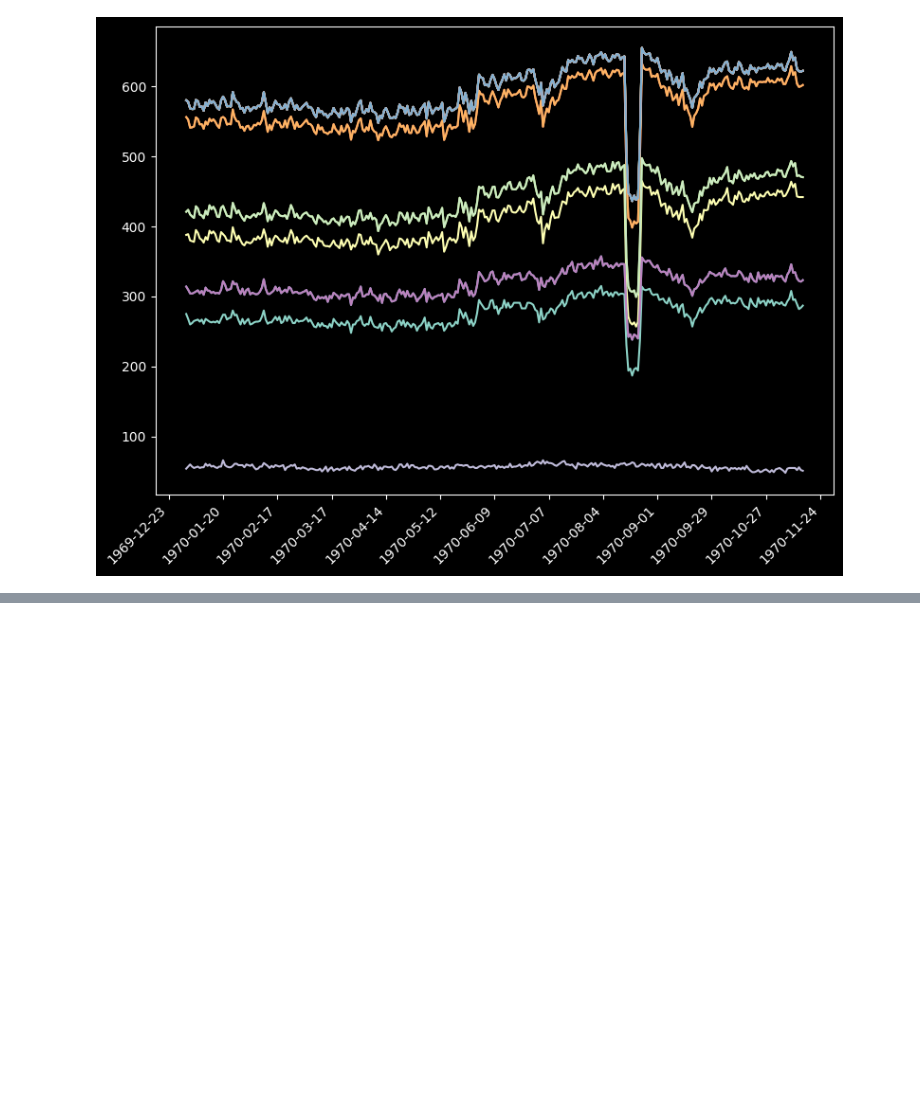
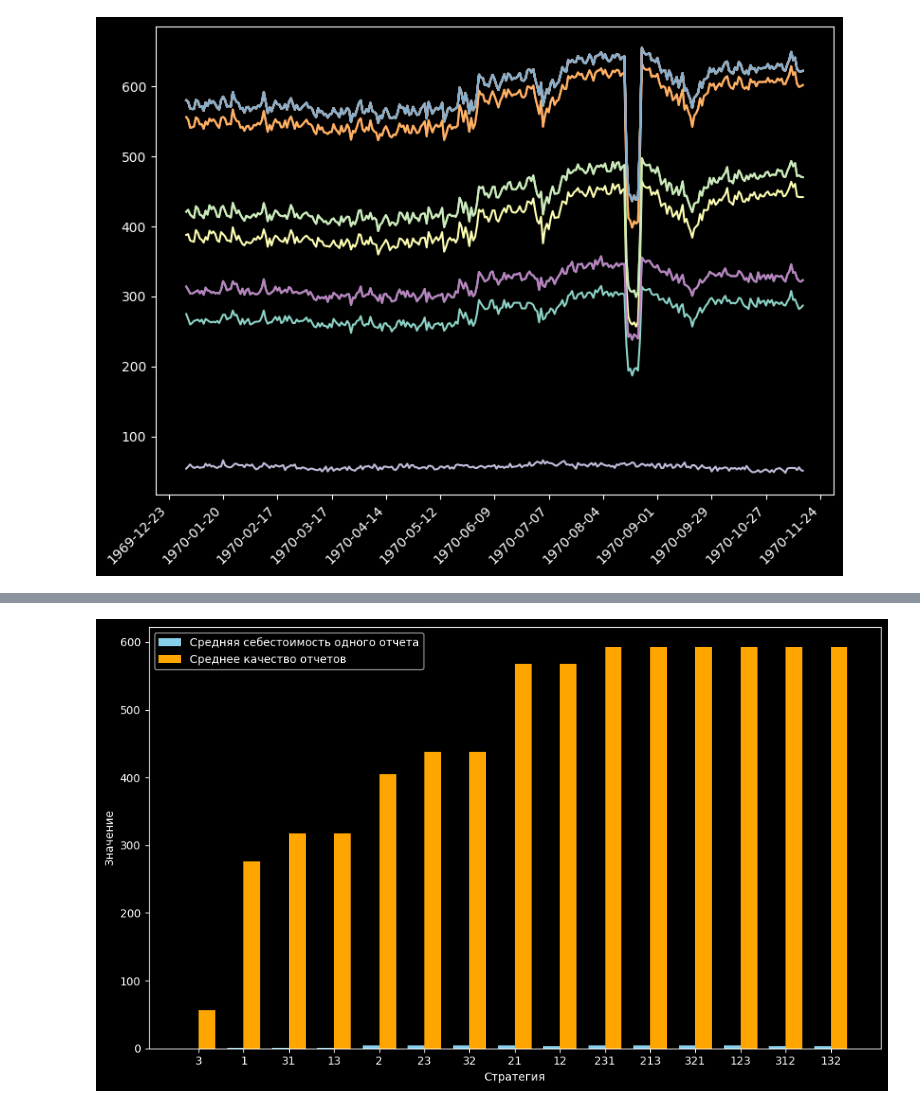
Before and after one commit to IAmSerepok/DataFromVariousSources, a Jupyter notebook: optimal_strategy.ipynb, the cells around one changed output, grey strips where cells are left out. Drawn from its saved outputs; the diff is of its cells as text; code cells hidden in the pictures; blank space fills up the shorter version.

```diff
--- a/optimal_strategy.ipynb
+++ b/optimal_strategy.ipynb
@@ -15,6 +15,8 @@ df.head(3)
 | 2 | 2024-07-03 | 26.0 | 38.0 | 6.0 | 48.6 | 1.303 | 1.508 | ... |
 # %%
 N = 1_000
+# %%
+report_price = 175
 # %%
 from itertools import permutations
 
@@ -143,0 +141,42 @@ plt.show()
+# %%
+labels, costs, qualities, incomes = [], [], [], []
+
+for strategy in strategies:
+    label = ''.join(map(str, strategy))
+    labels.append(label)
+
+    costs.append(df['cost_for_report_' + label].mean())
+
+    qualities.append(df['quality_' + label].mean())
+
+    incomes.append((report_price - df['cost_for_report_' + label].mean()) * df['quality_' + label].mean())
+# %%
+metrics_df = pd.DataFrame({
+    'label': labels,
+    'cost': costs,
+    'quality': qualities,
+    'income': incomes
+})
+
+metrics_df.sort_values('income', inplace=True)
+# %%
+groups = metrics_df['label']
+metric1 = metrics_df['cost']
+metric2 = metrics_df['quality']
+bar_width = 0.37
+index = np.arange(len(groups))
+
+plt.figure(figsize=(10, 6))
+
+plt.bar(index - bar_width/2, metric1, bar_width, label='Средняя себестоимость одного отчета', color='skyblue')
+plt.bar(index + bar_width/2, metric2, bar_width, label='Среднее качество отчетов', color='orange')
+
+plt.xlabel('Стратегия')
+plt.ylabel('Значение')
+plt.xticks(index, groups)
+plt.legend()
+
+plt.tight_layout()
+plt.show()
+# %% [output]
+[figure, added]
```
Also changed, not shown: parts of 5 cells of this notebook, 3 other files.
